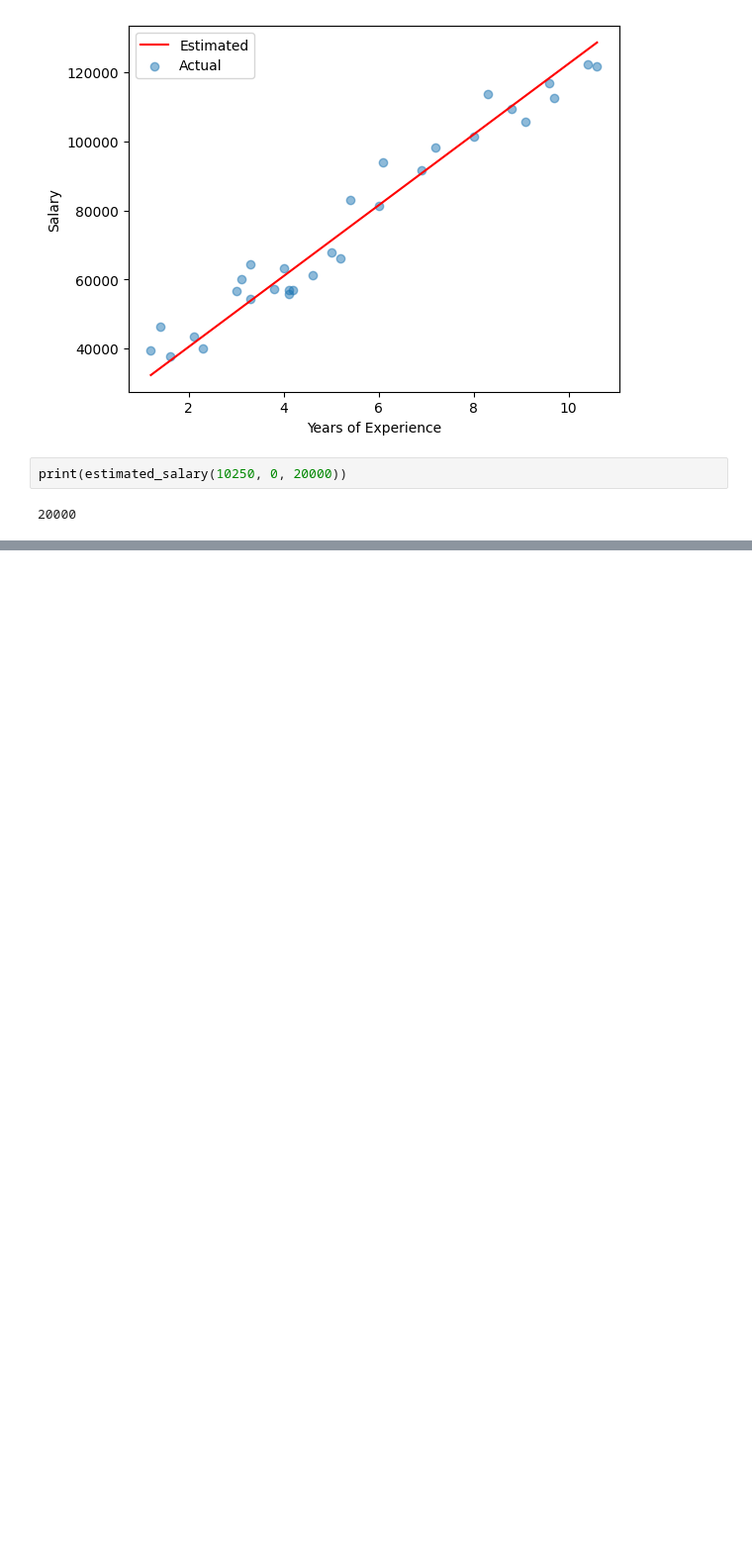
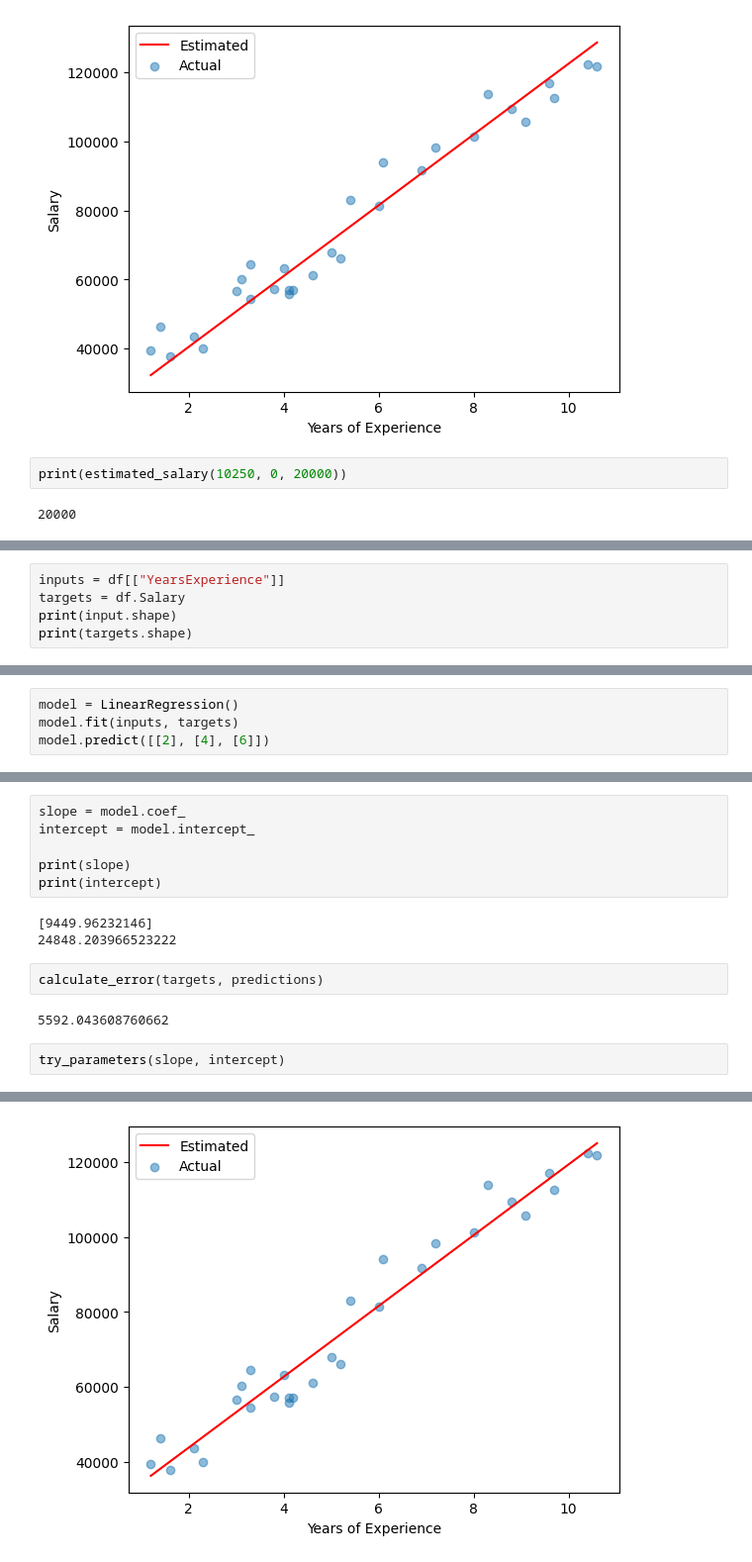
Before and after one commit to iWOLFSTEIN/Salary-Predictor-Linear-Regression-ML, a Jupyter notebook: main.ipynb, the cells around one changed output, grey strips where cells are left out. Shown at 99% size. Saved outputs shown, nothing was run; the diff lists cells and outputs as text; blank space fills up the shorter version.

Commit message:
model with sklearn

```diff
--- a/main.ipynb
+++ b/main.ipynb
@@ -114,0 +132,5 @@ print(estimated_salary(10250, 0, 20000))
+# %%
+inputs = df[["YearsExperience"]]
+targets = df.Salary
+print(input.shape)
+print(targets.shape)
@@ -114,0 +140,4 @@ print(estimated_salary(10250, 0, 20000))
+# %%
+model = LinearRegression()
+model.fit(inputs, targets)
+model.predict([[2], [4], [6]])
@@ -114,0 +158,16 @@ print(estimated_salary(10250, 0, 20000))
+# %%
+slope = model.coef_
+intercept = model.intercept_
+
+print(slope)
+print(intercept)
+# %% [output]
+[9449.96232146]
+24848.203966523222
+# %%
+calculate_error(targets, predictions)
+# %% [output]
+5592.043608760662
+# %%
+try_parameters(slope, intercept)
+# %% [output]
@@ -114,0 +175 @@ print(estimated_salary(10250, 0, 20000))
+[figure, added]
```
Also changed, not shown: parts of 9 cells of this notebook.
